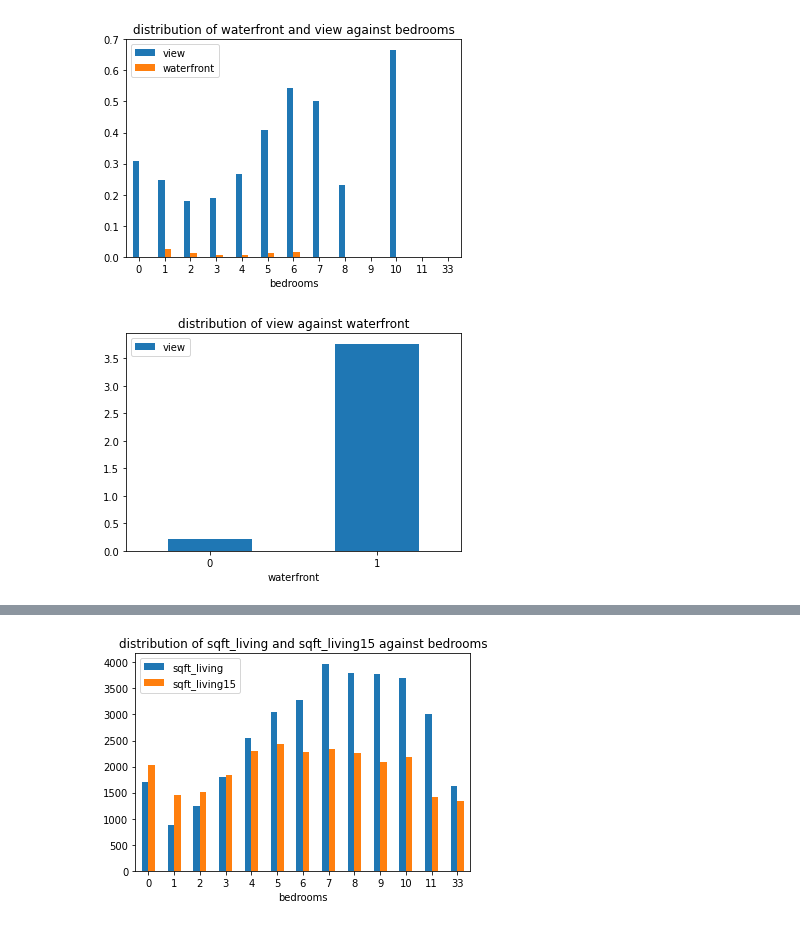
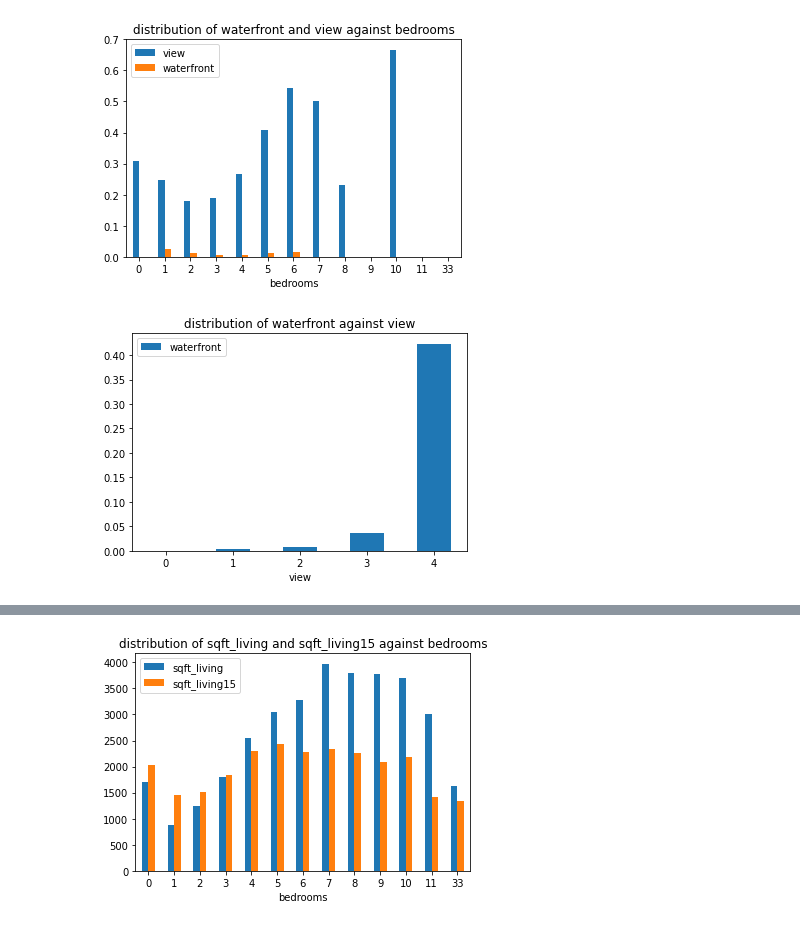
Before and after one commit to JeromeMberia/Unreal, a Jupyter notebook: Copy_of_Real_Estate_Notebook.ipynb, the cells around one changed output, grey strips where cells are left out. Cells and saved outputs as stored; diff of their text form; code cells hidden in the pictures.

```diff
--- a/Copy_of_Real_Estate_Notebook.ipynb
+++ b/Copy_of_Real_Estate_Notebook.ipynb
@@ -374,6 +374,6 @@ plots(['bedrooms'],['waterfront','view'])
 # %% [output]
 [figure]
 # %%
-plots(['waterfront'],['view'])
+plots(['view'],['waterfront'])
 # %% [output]
-[figure, old version]
+[figure, new version]
```
Also changed, not shown: parts of 6 cells of this notebook.
